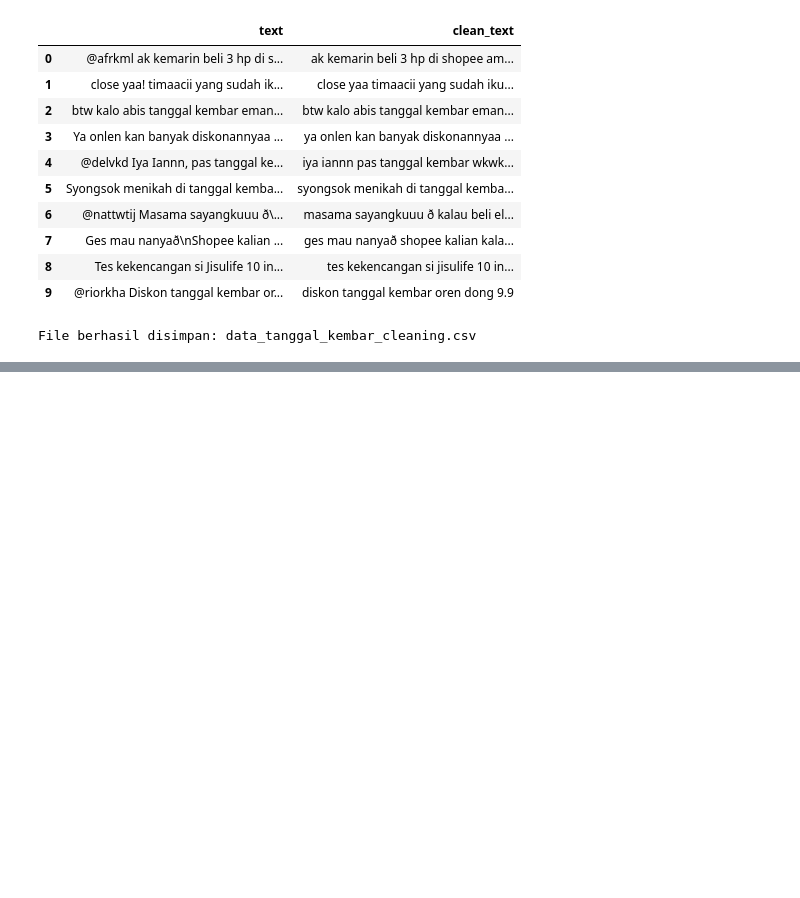
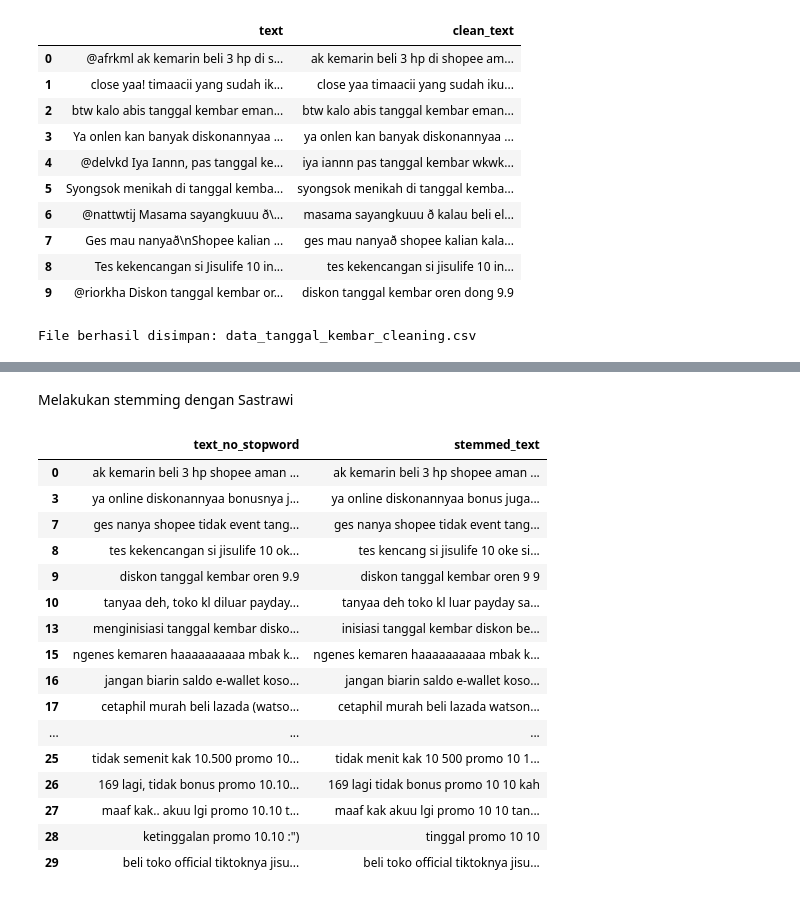
Before and after one commit to Wafiq-24090750003/Scraping_tgl-kembar, a Jupyter notebook: Cleaning_Data_Promo_1010.ipynb, the cells around one changed output, grey strips where cells are left out. Saved outputs shown, nothing was run; the diff lists cells and outputs as text; code cells hidden in the pictures; blank space fills up the shorter version.

```diff
--- a/Cleaning_Data_Promo_1010.ipynb
+++ b/Cleaning_Data_Promo_1010.ipynb
@@ -772,0 +2961,17 @@ File berhasil disimpan: data_tanggal_kembar_cleaning.csv
+# %%
+label_dipakai = [
+    "relevan_langsung",
+    "relevan_kontekstual"
+]
+
+df_relevan = df_cleaning[
+    df_cleaning["relevansi_manual"].isin(label_dipakai)
+].copy()
+
+print("Jumlah data relevan sementara:", len(df_relevan))
+
+display(
+    df_relevan[
+        ["original_text", "relevansi_manual", "normalized_text"]
+    ].head(10)
+)
@@ -772,0 +3068,44 @@ File berhasil disimpan: data_tanggal_kembar_cleaning.csv
+# %% [markdown]
+Melakukan stemming dengan Sastrawi
+# %%
+!pip -q install Sastrawi
+
+from Sastrawi.Stemmer.StemmerFactory import StemmerFactory
+
+factory = StemmerFactory()
+stemmer = factory.create_stemmer()
+
+def lakukan_stemming(teks):
+    if not isinstance(teks, str):
+        return ""
+    return stemmer.stem(teks)
+
+df_relevan = df_relevan.copy()
+
+df_relevan["stemmed_text"] = (
+    df_relevan["text_no_stopword"].apply(lakukan_stemming)
+)
+
+display(
+    df_relevan[
+        ["text_no_stopword", "stemmed_text"]
+    ].head(20)
+)
+# %% [output]
+|  | text_no_stopword | stemmed_text |
+| 0 | ak kemarin beli 3 hp shopee aman ... | ak kemarin beli 3 hp shopee aman ... |
+| 3 | ya online diskonannyaa bonusnya j... | ya online diskonannyaa bonus juga... |
+| 7 | ges nanya shopee tidak event tang... | ges nanya shopee tidak event tang... |
+| 8 | tes kekencangan si jisulife 10 ok... | tes kencang si jisulife 10 oke si... |
+| 9 | diskon tanggal kembar oren 9.9 | diskon tanggal kembar oren 9 9 |
+| 10 | tanyaa deh, toko kl diluar payday... | tanyaa deh toko kl luar payday sa... |
+| 13 | menginisiasi tanggal kembar disko... | inisiasi tanggal kembar diskon be... |
+| 15 | ngenes kemaren haaaaaaaaaa mbak k... | ngenes kemaren haaaaaaaaaa mbak k... |
+| 16 | jangan biarin saldo e-wallet koso... | jangan biarin saldo e-wallet koso... |
+| 17 | cetaphil murah beli lazada (watso... | cetaphil murah beli lazada watson... |
+| ... | ... | ... |
+| 25 | tidak semenit kak 10.500 promo 10... | tidak menit kak 10 500 promo 10 1... |
+| 26 | 169 lagi, tidak bonus promo 10.10... | 169 lagi tidak bonus promo 10 10 kah |
+| 27 | maaf kak.. akuu lgi promo 10.10 t... | maaf kak akuu lgi promo 10 10 tan... |
+| 28 | ketinggalan promo 10.10 :") | tinggal promo 10 10 |
+| 29 | beli toko official tiktoknya jisu... | beli toko official tiktoknya jisu... |
```
Also changed, not shown: parts of 68 cells of this notebook, 1 other file.
